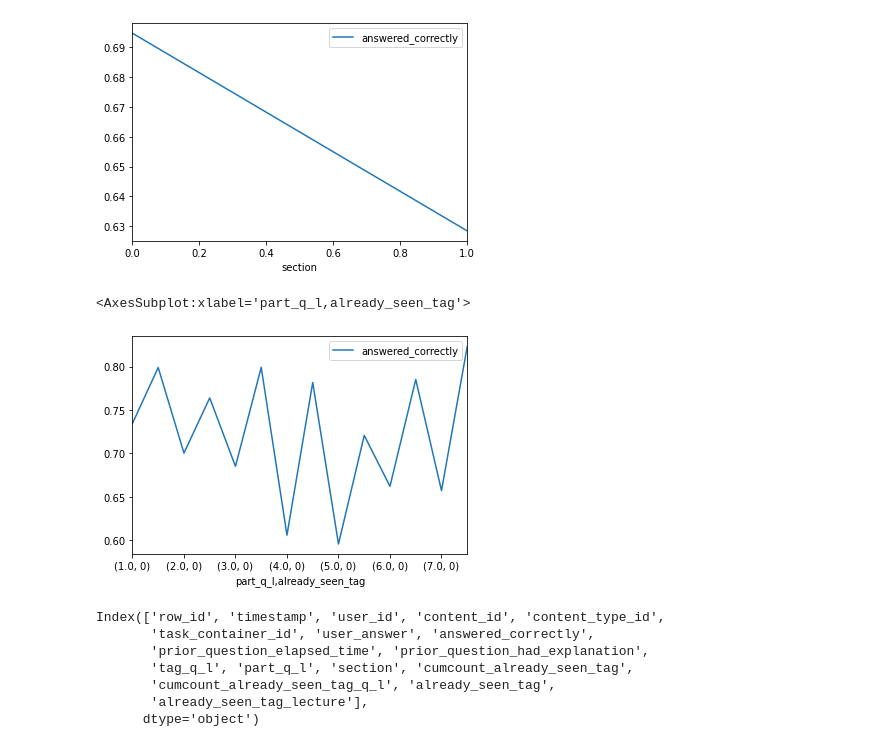
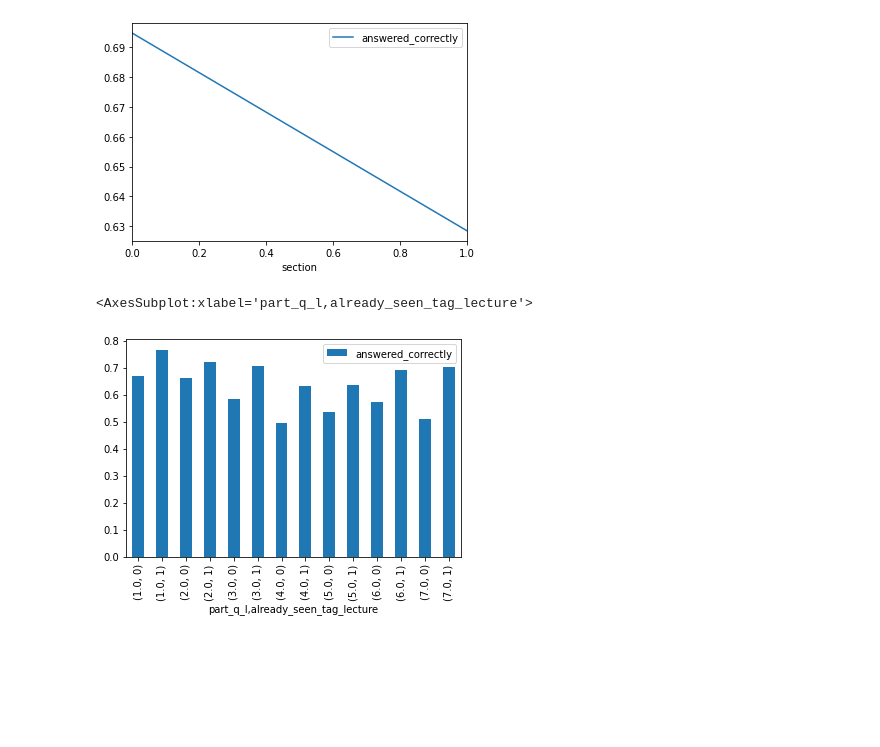
Before and after one commit to YohannD/riiid_final_project, a Jupyter notebook: notebooks/tags-exploration.ipynb, the cells around one changed output. Drawn from its saved outputs; the diff is of its cells as text; code cells hidden in the pictures; blank space fills up the shorter version.

```diff
--- a/notebooks/tags-exploration.ipynb
+++ b/notebooks/tags-exploration.ipynb
@@ -580 +584,11 @@ df_train_final['tag_q_l'] = df_train_final['content_id'].apply(map_missing)
+# %%
+def set_correct_tag(tag_1, tag_2):
+    if tag_1 == '':
+        return tag_2
+    else:
+        return tag_1
+# %%
+df_train_final['tag'] = [set_correct_tag(tag_1, tag_2) for tag_1, tag_2 in zip(df_train_final['tag_q_l'], df_train_final['tag_q_l_temp'])]
+# %%
+df_train_final = df_train_final.drop(columns=['tag_q_l','tag_q_l_temp'])
 # %%
@@ -582,3 +596,5 @@ df_train_final[df_train_final['tag_q_l']==""].groupby('content_id')['content_id'
 # %% [output]
 Series([], Name: content_id, dtype: int64)
+# %%
+df_train_final.rename(columns={'tag':'tag_q_l'},inplace=True)
 # %%
@@ -620,17 +636,7 @@ df_train_final.query('content_type_id==0').groupby('section').agg({'answered_cor
 <AxesSubplot:xlabel='section'>
 [figure]
 # %%
-df_train_final.query('content_type_id==0').groupby(['part_q_l','already_seen_tag']).agg({'answered_correctly':'mean'}).plot()
+df_train_final.query('content_type_id==0').groupby(['part_q_l','already_seen_tag_lecture']).agg({'answered_correctly':'mean'}).plot(kind='bar')
 # %% [output]
-<AxesSubplot:xlabel='part_q_l,already_seen_tag'>
+<AxesSubplot:xlabel='part_q_l,already_seen_tag_lecture'>
-[figure, old version]
+[figure, new version]
-# %%
-df_train_final.columns
-# %% [output]
-Index(['row_id', 'timestamp', 'user_id', 'content_id', 'content_type_id',
-       'task_container_id', 'user_answer', 'answered_correctly',
-       'prior_question_elapsed_time', 'prior_question_had_explanation',
-       'tag_q_l', 'part_q_l', 'section', 'cumcount_already_seen_tag',
-       'cumcount_already_seen_tag_q_l', 'already_seen_tag',
-       'already_seen_tag_lecture'],
-      dtype='object')
```
Also changed, not shown: parts of 10 cells of this notebook.
